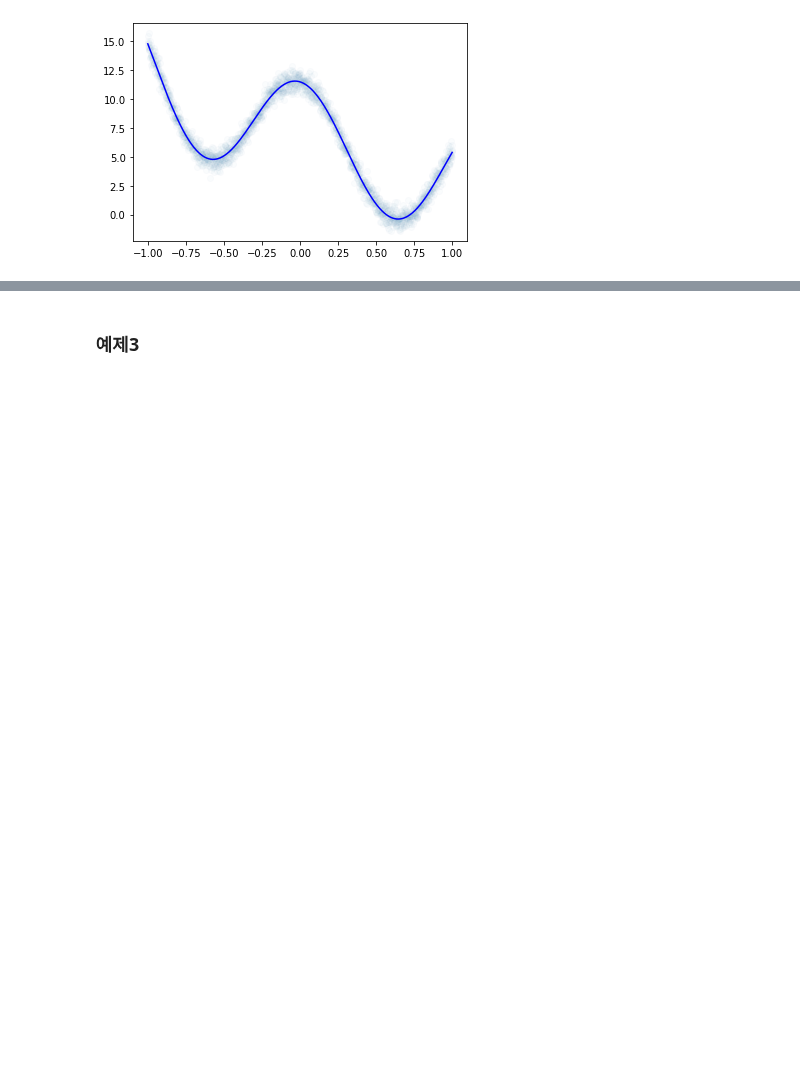
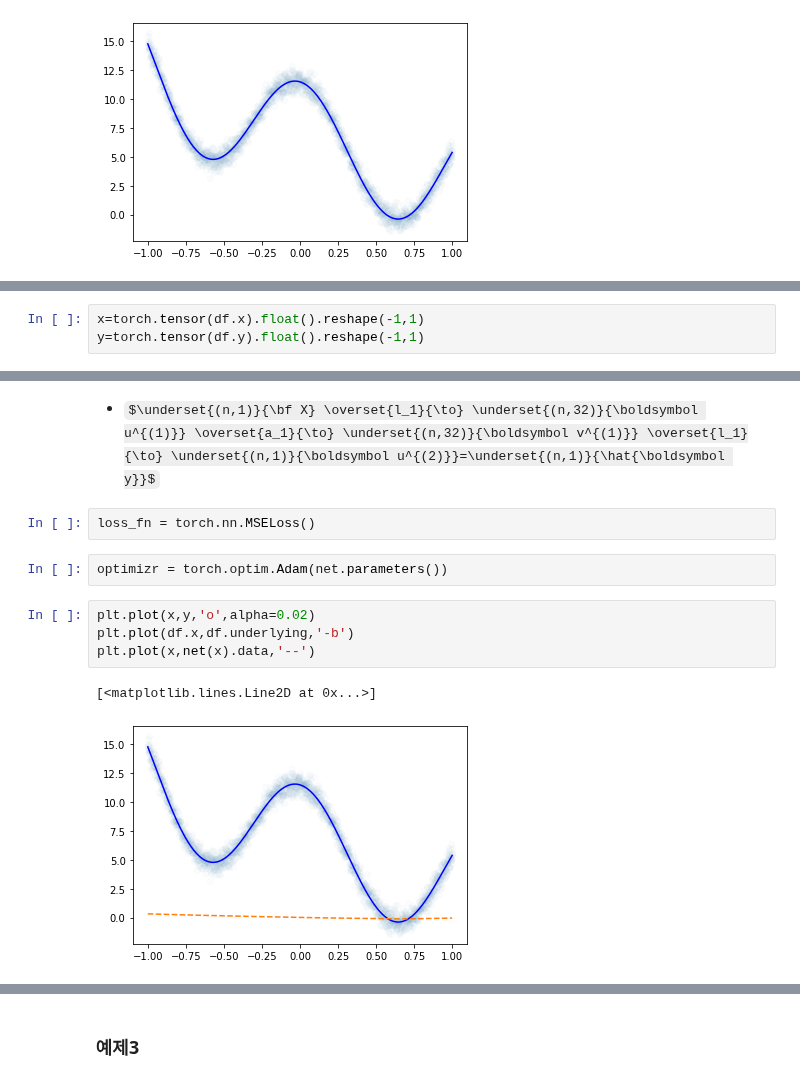
Before and after one commit to guebin/DL2022_backup, a Jupyter notebook: _notebooks/2022-10-04-(5주차) draft.ipynb, the cells around one changed output, grey strips where cells are left out. Drawn from its saved outputs; the diff is of its cells as text; some formulas as TeX source; blank space fills up the shorter version.

```diff
--- a/_notebooks/2022-10-04-(5주차) draft.ipynb
+++ b/_notebooks/2022-10-04-(5주차) draft.ipynb
@@ -483,0 +419,3 @@ plt.plot(x,net(x).data,'-',lw=4)
+# %%
+x=torch.tensor(df.x).float().reshape(-1,1)
+y=torch.tensor(df.y).float().reshape(-1,1)
@@ -483,0 +431,13 @@ plt.plot(x,net(x).data,'-',lw=4)
+# %% [markdown]
+- $\underset{(n,1)}{\bf X} \overset{l_1}{\to} \underset{(n,32)}{\boldsymbol u^{(1)}} \overset{a_1}{\to} \underset{(n,32)}{\boldsymbol v^{(1)}} \overset{l_1}{\to} \underset{(n,1)}{\boldsymbol u^{(2)}}=\underset{(n,1)}{\hat{\boldsymbol y}}$
+# %%
+loss_fn = torch.nn.MSELoss()
+# %%
+optimizr = torch.optim.Adam(net.parameters())
+# %%
+plt.plot(x,y,'o',alpha=0.02)
+plt.plot(df.x,df.underlying,'-b')
+plt.plot(x,net(x).data,'--')
+# %% [output]
+[<matplotlib.lines.Line2D at 0x...>]
+[figure, added]
```
Also changed, not shown: parts of 89 cells of this notebook, 1 other file.
